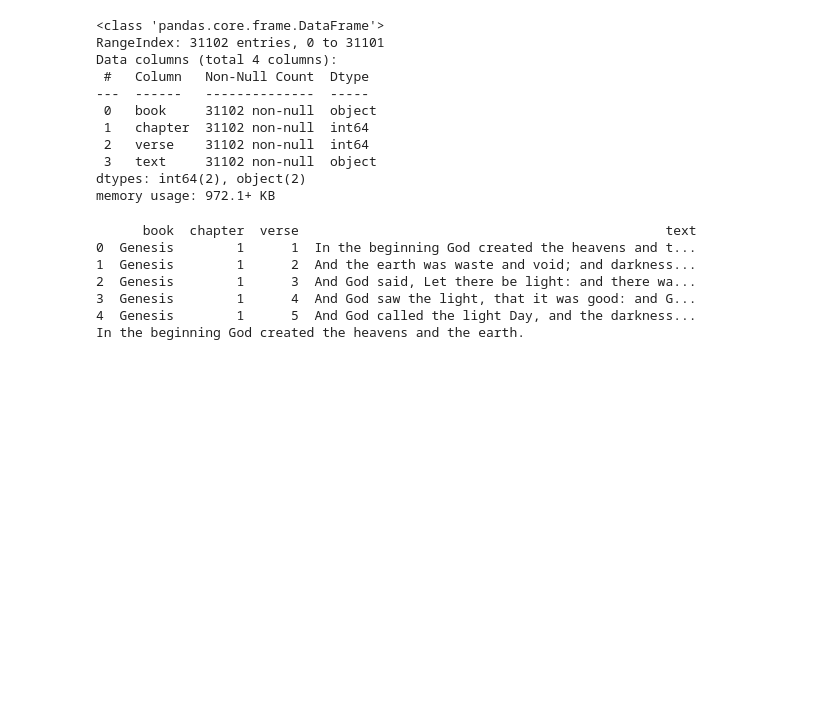
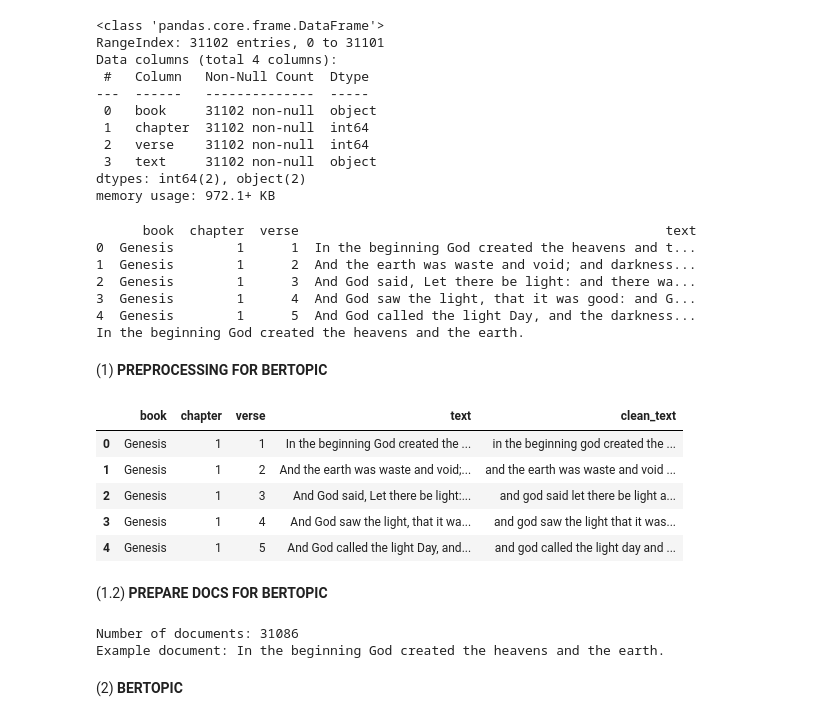
Before and after one commit to marfakozeletsUvA/sem3_projects, a Jupyter notebook: summative2/sem3_topic2_nlp_summative.ipynb, the cells around one changed output. Cells and saved outputs as stored; diff of their text form; code cells hidden in the pictures; blank space fills up the shorter version.

```diff
--- a/summative2/sem3_topic2_nlp_summative.ipynb
+++ b/summative2/sem3_topic2_nlp_summative.ipynb
@@ -229,3 +233,44 @@ print(df.iloc[0]["text"])
 3  Genesis        1      4  And God saw the light, that it was good: and G...
 4  Genesis        1      5  And God called the light Day, and the darkness...
 In the beginning God created the heavens and the earth.
+# %% [markdown]
+(1) **PREPROCESSING FOR BERTOPIC**
+# %%
+df = pd.read_csv("sem3_topic2_nlp_summative_data.csv")
+
+#drop rows missing/empty text
+df['text'] = df['text'].astype(str)  # ! string type !
+df = df[df['text'].str.strip() != ""]  #remove empty str
+df = df.dropna(subset=['text'])        #remove NaNs
+
+#cleaning
+def clean_text(text):
+    text = text.lower()                         #lowercase
+    text = re.sub(r"http\S+", "", text)         #- URLs ?
+    text = re.sub(r"[^a-zA-Z\s]", "", text)     #- punctuation & numbers
+    text = re.sub(r"\s+", " ", text).strip()    #collapse multiple spaces
+    return text
+
+df['clean_text'] = df['text'].apply(clean_text)
+
+df.head()
+# %% [output]
+|  | book | chapter | verse | text | clean_text |
+| 0 | Genesis | 1 | 1 | In the beginning God created the ... | in the beginning god created the ... |
+| 1 | Genesis | 1 | 2 | And the earth was waste and void;... | and the earth was waste and void ... |
+| 2 | Genesis | 1 | 3 | And God said, Let there be light:... | and god said let there be light a... |
+| 3 | Genesis | 1 | 4 | And God saw the light, that it wa... | and god saw the light that it was... |
+| 4 | Genesis | 1 | 5 | And God called the light Day, and... | and god called the light day and ... |
+# %% [markdown]
+(1.2) **PREPARE DOCS FOR BERTOPIC**
+# %%
+# Copy the text column as a list of documents
+documents = df['text'].astype(str).tolist()
+
+print("Number of documents:", len(documents))
+print("Example document:", documents[0])
+# %% [output]
+Number of documents: 31086
+Example document: In the beginning God created the heavens and the earth.
+# %% [markdown]
+(2) **BERTOPIC**
```
Also changed, not shown: parts of 16 cells of this notebook.
